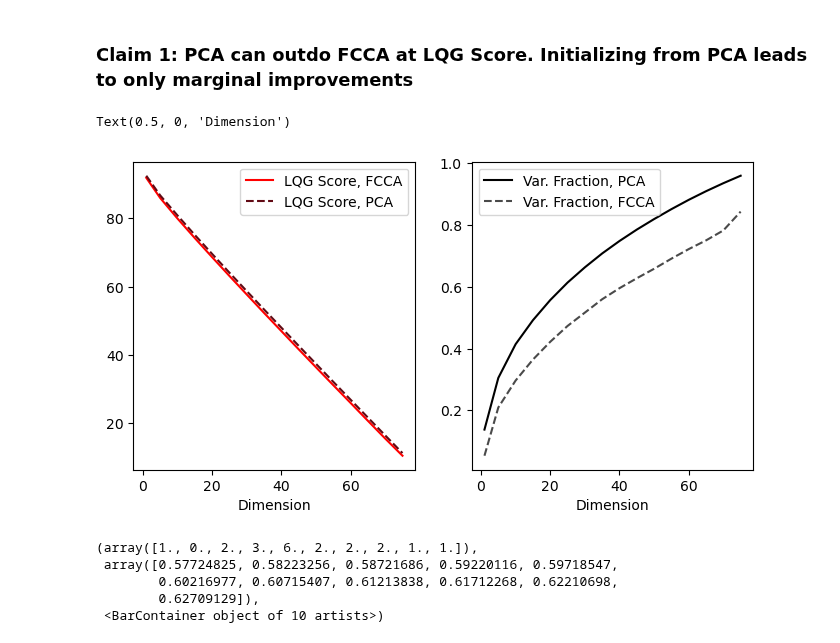
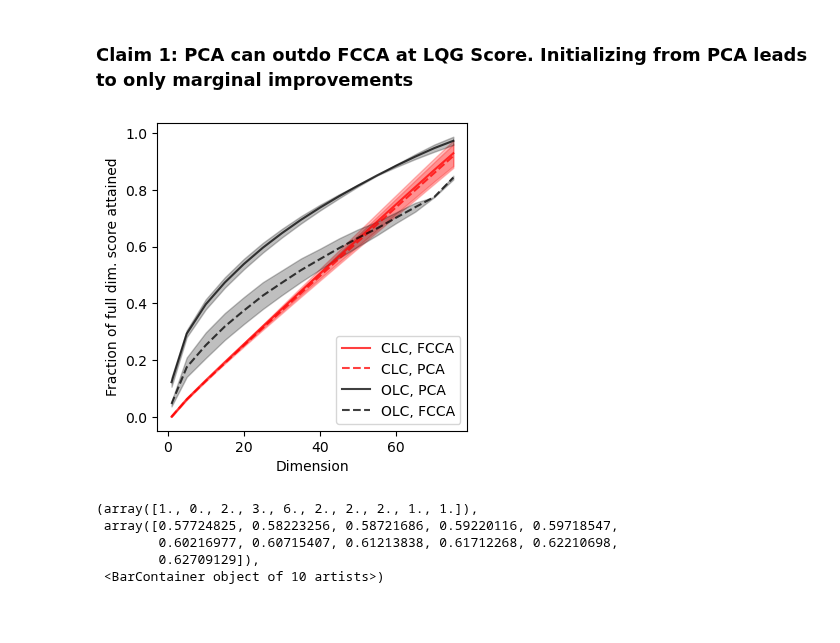
Before and after one commit to BouchardLab/FCCA_analysis, a Jupyter notebook: notebooks/data_exploration/CV_atonement.ipynb, the cells around one changed output. Saved outputs shown, nothing was run; the diff lists cells and outputs as text; code cells hidden in the pictures; blank space fills up the shorter version.

```diff
--- a/notebooks/data_exploration/CV_atonement.ipynb
+++ b/notebooks/data_exploration/CV_atonement.ipynb
@@ -57,24 +57,55 @@ for i, data_file in enumerate(data_files):
 
         pca_scoresc[j, i, 0] = np.sum(pcamodel.explained_variance_ratio_[0:d])
 
-        if d > 1:*
+        if d > 1:
             pca_scoresc[j, i, 1] = np.trace(np.cov(Xp @ lqgmodel.coef_, rowvar=False))/pca_ambient
         else:
             pca_scoresc[j, i, 1] = np.var(Xp @ lqgmodel.coef_)/pca_ambient
-# %%
-fig, ax = plt.subplots(1, 2, figsize=(8, 4))
-ax[0].plot(dimvals, -1*fcca_scoresc[:, 0, 0], 'r')
-ax[0].plot(dimvals, fcca_scoresc[:, 0, 1], '#610a14', linestyle='dashed')
-ax[0].legend(['LQG Score, FCCA', 'LQG Score, PCA'])
-ax[1].plot(dimvals, pca_scoresc[:, 0, 0], 'k')
-ax[1].plot(dimvals, pca_scoresc[:, 0, 1], '#4a4a4a', linestyle='dashed')
-ax[1].legend(['Var. Fraction, PCA', 'Var. Fraction, FCCA'])
-
-ax[0].set_xlabel('Dimension')
-ax[1].set_xlabel('Dimension')
-# %% [output]
-Text(0.5, 0, 'Dimension')
-[figure, removed]
+# %%
+# Normalize by the ambient scores
+fcca_ambientc = np.zeros((data_files.size))
+for i, data_file in enumerate(data_files):
+    dat = load_cv('/mnt/Secondary/data/cv/%s' % data_file)
+    X = np.squeeze(dat['spike_rates'])
+    lqgmodel = LQGCA(T=4)
+    lqgscore = lqgmodel.score(X=X, coef=np.eye(X.shape[-1]))
+    fcca_ambientc[i] = lqgscore
+# %%
+fcca_score_pcnt1 = (1 - np.divide(fcca_ambientc - fcca_scoresc[..., 0], fcca_ambientc - fcca_scoresc[0, :, 0]))
+fcca_score_pcnt2 = (1 - np.divide(fcca_ambientc - fcca_scoresc[..., 1], fcca_ambientc - fcca_scoresc[0, :, 1]))
+
+pca_score_pcnt1 = pca_scoresc[..., 0]
+pca_score_pcnt2 = pca_scoresc[..., 1]
+
+#fcca_score_normalized = np.divide(fcca_scores,fcca_ambient)
+#fcca_score_normalizedp = np.divide(fcca_scoresp,fcca_ambientp)
+#fcca_score_normalizedc = np.divide(fcca_scoresc,fcca_ambientc)
+
+fig, ax = plt.subplots(1, 1, figsize=(4, 4))
+dimvals = np.unique(cv_df['dim'].values)
+ax.plot(dimvals, np.mean(fcca_score_pcnt1, axis=-1), 'r', alpha=0.75)
+ax.plot(dimvals, np.mean(fcca_score_pcnt2, axis=-1), 'r', linestyle='dashed', alpha=0.75)
+
+ax.fill_between(dimvals, np.mean(fcca_score_pcnt1, axis=-1) - np.std(fcca_score_pcnt1, axis=-1),
+                np.mean(fcca_score_pcnt1, axis=-1) + np.std(fcca_score_pcnt1, axis=-1), color='r', alpha=0.25)
+ax.fill_between(dimvals, np.mean(fcca_score_pcnt2, axis=-1) - np.std(fcca_score_pcnt2, axis=-1),
+                np.mean(fcca_score_pcnt2, axis=-1) + np.std(fcca_score_pcnt2, axis=-1), color='r', alpha=0.25)
+
+
+ax.plot(dimvals, np.mean(pca_score_pcnt1, axis=-1), 'k', alpha=0.75)
+ax.plot(dimvals, np.mean(pca_score_pcnt2, axis=-1), 'k', linestyle='dashed', alpha=0.75)
+
+ax.fill_between(dimvals, np.mean(pca_score_pcnt1, axis=-1) - np.std(pca_score_pcnt1, axis=-1),
+                np.mean(pca_score_pcnt1, axis=-1) + np.std(pca_score_pcnt1, axis=-1), color='k', alpha=0.25)
+ax.fill_between(dimvals, np.mean(pca_score_pcnt2, axis=-1) - np.std(pca_score_pcnt2, axis=-1),
+                np.mean(pca_score_pcnt2, axis=-1) + np.std(pca_score_pcnt2, axis=-1), color='k', alpha=0.25)
+
+ax.legend(['CLC, FCCA', 'CLC, PCA', 'OLC, PCA', 'OLC, FCCA'], loc='lower right')
+ax.set_xlabel('Dimension')
+ax.set_ylabel('Fraction of full dim. score attained')
+fig.savefig('/home/akumar/nse/neural_control/figs/loco_indy_merge/cv_scores.pdf', bbox_inches='tight', pad_inches=0)
+# %% [output]
+[figure, added]
 # %%
 # Subspace angles, d=6
 # %%
```
Also changed, not shown: parts of 9 cells of this notebook, 10 other files.
